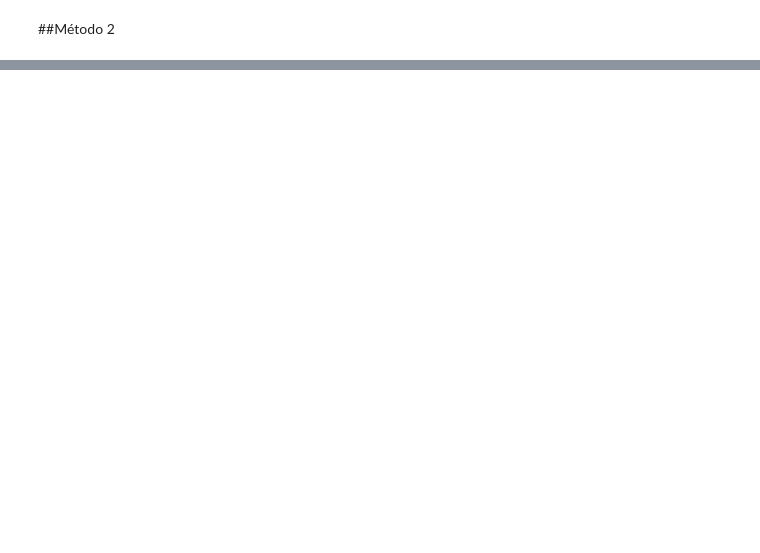
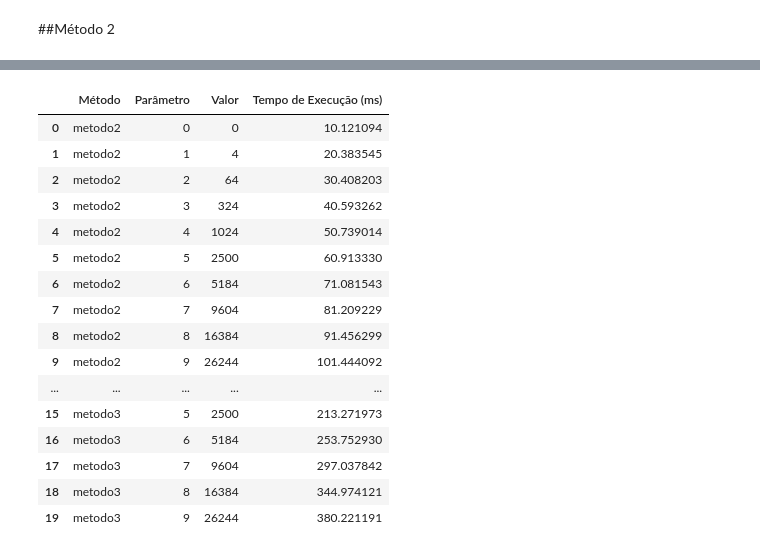
Before and after one commit to ASQAS71/CANA, a Jupyter notebook: trabalhoCANA.ipynb, the cells around one changed output, grey strips where cells are left out. Drawn from its saved outputs; the diff is of its cells as text; code cells hidden in the pictures; blank space fills up the shorter version.

```diff
--- a/trabalhoCANA.ipynb
+++ b/trabalhoCANA.ipynb
@@ -171,0 +287,24 @@ fig.show()
+# %%
+df_lento_2_3_dados: list[dict] = getData(10, 0.01, [metodo2, metodo3])
+
+df_lento_2_3 = pd.DataFrame(df_lento_2_3_dados)
+
+df_lento_2_3.head(50)
+# %% [output]
+|  | Método | Parâmetro | Valor | Tempo de Execução (ms) |
+| 0 | metodo2 | 0 | 0 | 10.121094 |
+| 1 | metodo2 | 1 | 4 | 20.383545 |
+| 2 | metodo2 | 2 | 64 | 30.408203 |
+| 3 | metodo2 | 3 | 324 | 40.593262 |
+| 4 | metodo2 | 4 | 1024 | 50.739014 |
+| 5 | metodo2 | 5 | 2500 | 60.913330 |
+| 6 | metodo2 | 6 | 5184 | 71.081543 |
+| 7 | metodo2 | 7 | 9604 | 81.209229 |
+| 8 | metodo2 | 8 | 16384 | 91.456299 |
+| 9 | metodo2 | 9 | 26244 | 101.444092 |
+| ... | ... | ... | ... | ... |
+| 15 | metodo3 | 5 | 2500 | 213.271973 |
+| 16 | metodo3 | 6 | 5184 | 253.752930 |
+| 17 | metodo3 | 7 | 9604 | 297.037842 |
+| 18 | metodo3 | 8 | 16384 | 344.974121 |
+| 19 | metodo3 | 9 | 26244 | 380.221191 |
```
Also changed, not shown: parts of 20 cells of this notebook.
